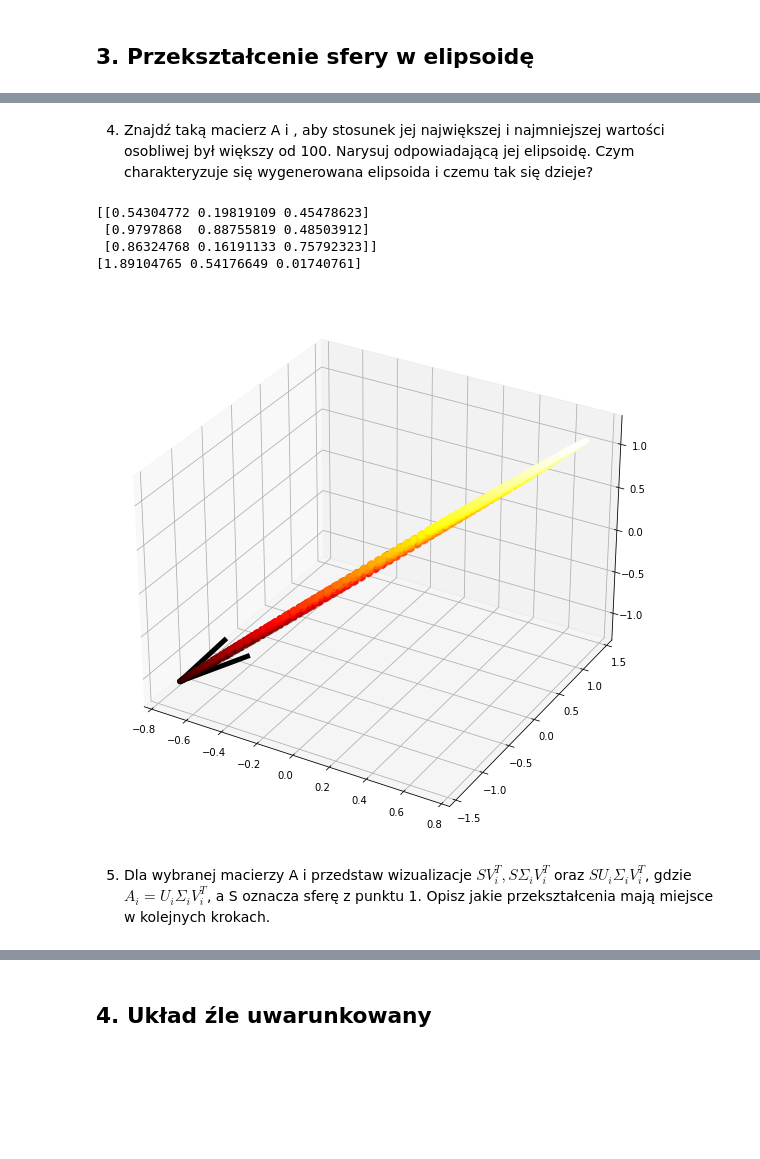
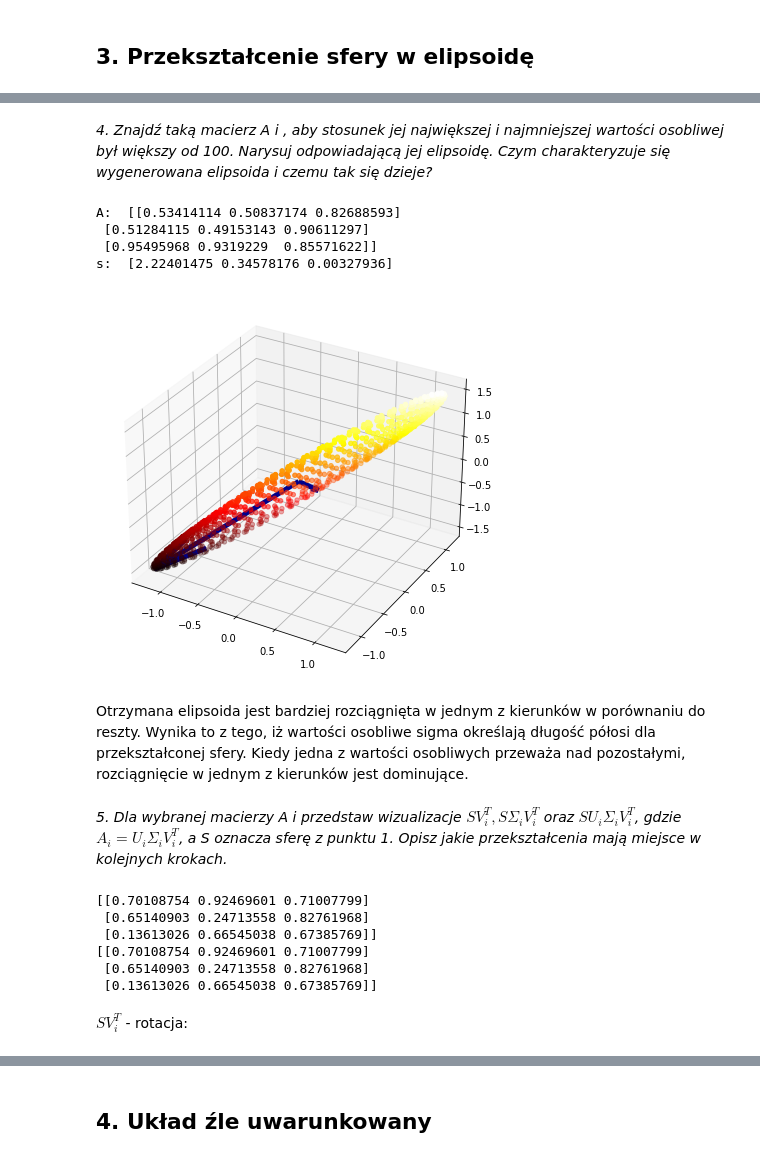
Before and after one commit to mhawryluk/mownit, a Jupyter notebook: lab6/lab6.ipynb, the cells around one changed output, grey strips where cells are left out. Drawn from its saved outputs; the diff is of its cells as text; code cells hidden in the pictures; blank space fills up the shorter version.

```diff
--- a/lab6/lab6.ipynb
+++ b/lab6/lab6.ipynb
@@ -276,16 +283,14 @@ def get_sphere_points(n):
     y = lambda s, t: np.sin(s)*np.sin(t)
     z = lambda s, t: np.cos(t)
 
-    return np.array([[x(s, t) for s in ss for t in ts],
-                     [y(s, t) for s in ss for t in ts],
-                     [z(s, t) for s in ss for t in ts]])
+    return np.array([[x(s, t), y(s, t), z(s, t)] for s in ss for t in ts])
 
 def plot_sphere_points(points):
     fig = plt.figure(figsize=(15, 7))
     ax = fig.add_subplot(111, projection='3d')
-    ax.scatter(points[0], points[1], points[2], c=points[2], cmap=plt.get_cmap('hot'))
+    ax.scatter(points[:,0], points[:,1], points[:,2], c=points[:,2], cmap=plt.get_cmap('hot'))
     plt.show()
 # %%
-points = get_sphere_points(50)
+points = get_sphere_points(30)
 plot_sphere_points(points)
 # %% [output]
@@ -309,13 +316,11 @@ plot_sphere_points(A3 @ points)
 # %%
-def plot_svd(u, s, points, A):
-    points = A @ points
-    vectors =u @ np.diag(s)
+def plot_svd(u, sigma, v, points, A):
+    points = points.copy() @ A
+    axes =  np.diag(sigma) @ v
 
-    fig = plt.figure(figsize = (10, 10))
-    ax = fig.gca(projection='3d')
-
-    ax.scatter(points[0], points[1], points[2], c=points[2], cmap=plt.get_cmap('hot'))
-    ax.quiver(0, 0, 0, vectors[0], vectors[1], vectors[2], color='black', linewidth=5)
-
+    fig = plt.figure(figsize = (15, 7))
+    ax = fig.add_subplot(111, projection='3d')
+    ax.scatter(points[:,0], points[:,1], points[:,2], c=points[:,2], cmap=plt.get_cmap('hot'))
+    ax.quiver(0, 0, 0, axes[:,0], axes[:,1], axes[:,2], color='darkblue', linewidth=5)
     plt.show()
 # %%
@@ -334,9 +339,10 @@ plot_svd(u3, s3, points, A3)
 # %% [markdown]
-4. Znajdź taką macierz A i , aby stosunek jej największej i najmniejszej wartości osobliwej był większy od 100. Narysuj odpowiadającą jej elipsoidę. Czym charakteryzuje się wygenerowana elipsoida i czemu tak się dzieje?
+<i>4. Znajdź taką macierz A i , aby stosunek jej największej i najmniejszej wartości osobliwej był większy od 100. Narysuj odpowiadającą jej elipsoidę. Czym charakteryzuje się wygenerowana elipsoida i czemu tak się dzieje?</i>
 # %%
 def singular_value_ratio(A):
-    u, s, v = np.linalg.svd(A)
-    return s[0]/s[-1]
+    u, sigma, v = np.linalg.svd(A)
+    sigma.sort()
+    return sigma[-1]/sigma[0]
 # %%
 def max_svd_matrix():
     A = np.random.rand(3,3)
@@ -347,16 +353,34 @@ def max_svd_matrix():
     return A
 # %%
 A_100 = max_svd_matrix()
-u, s, v = np.linalg.svd(A_100)
-print(A_100)
-print(s)
-plot_svd(u, s, points, A_100)
+u, sigma, v = np.linalg.svd(A_100)
+print("A: ", A_100)
+print("s: ", sigma)
+plot_svd(u, sigma, v, points, A_100)
 # %% [output]
-[[0.54304772 0.19819109 0.45478623]
- [0.9797868  0.88755819 0.48503912]
- [0.86324768 0.16191133 0.75792323]]
-[1.89104765 0.54176649 0.01740761]
+A:  [[0.53414114 0.50837174 0.82688593]
+ [0.51284115 0.49153143 0.90611297]
+ [0.95495968 0.9319229  0.85571622]]
+s:  [2.22401475 0.34578176 0.00327936]
-[figure, old version]
+[figure, new version]
+# %% [markdown]
+Otrzymana elipsoida jest bardziej rozciągnięta w jednym z kierunków w porównaniu do reszty. Wynika to z tego, iż wartości osobliwe sigma określają długość półosi dla przekształconej sfery. Kiedy jedna z wartości osobliwych przeważa nad pozostałymi, rozciągnięcie w jednym z kierunków jest dominujące.
 # %% [markdown]
-5. Dla wybranej macierzy A i przedstaw wizualizacje $SV_i^T, S\Sigma_iV_i^T$ oraz $SU_iΣ_iV_i^T$, gdzie $A_i = U_iΣ_iV_i^T$, a S oznacza sferę z punktu 1. Opisz jakie przekształcenia mają miejsce w kolejnych krokach.
+<i>5. Dla wybranej macierzy A i przedstaw wizualizacje $SV_i^T, S\Sigma_iV_i^T$ oraz $SU_iΣ_iV_i^T$, gdzie $A_i = U_iΣ_iV_i^T$, a S oznacza sferę z punktu 1. Opisz jakie przekształcenia mają miejsce w kolejnych krokach.</i>
+# %%
+A4 = np.random.rand(3, 3)
+u, sigma, v = np.linalg.svd(A4)
+points = get_sphere_points(30)
+
+print(A4)
+print(u @ np.diag(sigma) @ v)
+# %% [output]
+[[0.70108754 0.92469601 0.71007799]
+ [0.65140903 0.24713558 0.82761968]
+ [0.13613026 0.66545038 0.67385769]]
+[[0.70108754 0.92469601 0.71007799]
+ [0.65140903 0.24713558 0.82761968]
+ [0.13613026 0.66545038 0.67385769]]
+# %% [markdown]
+$SV_i^T$ - rotacja:
 # %%
```
Also changed, not shown: parts of 35 cells of this notebook.
